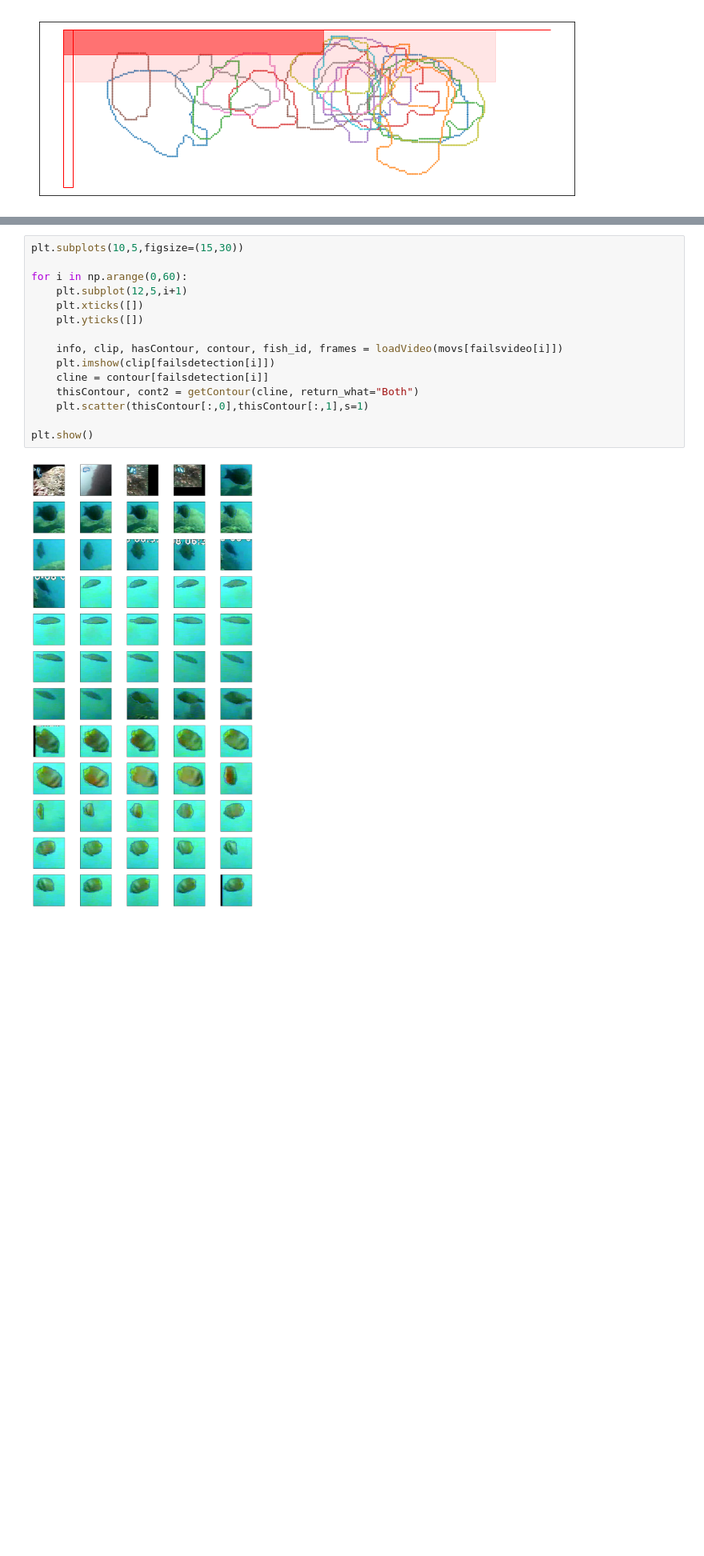
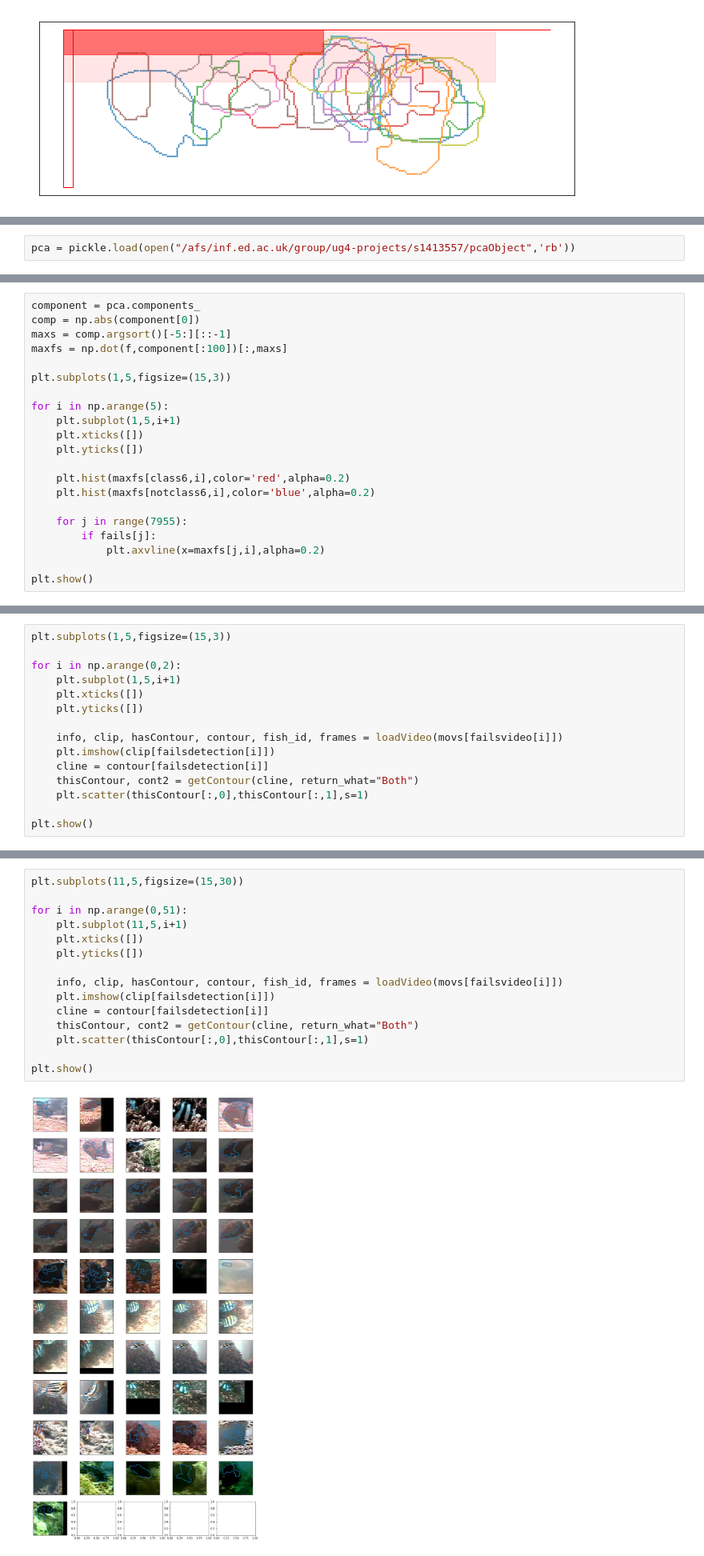
Before and after one commit to JianmengYu/f4k, a Jupyter notebook: final cleaning.ipynb, the cells around one changed output, grey strips where cells are left out. Shown at 80% size. Drawn from its saved outputs; the diff is of its cells as text; blank space fills up the shorter version.

```diff
--- a/final cleaning.ipynb
+++ b/final cleaning.ipynb
@@ -756,0 +781,2 @@ plt.show()
+# %%
+pca = pickle.load(open("/afs/inf.ed.ac.uk/group/ug4-projects/s1413557/pcaObject",'rb'))
@@ -756,0 +806,21 @@ plt.show()
+# %%
+component = pca.components_
+comp = np.abs(component[0])
+maxs = comp.argsort()[-5:][::-1]
+maxfs = np.dot(f,component[:100])[:,maxs]
+
+plt.subplots(1,5,figsize=(15,3))
+
+for i in np.arange(5):
+    plt.subplot(1,5,i+1)
+    plt.xticks([])
+    plt.yticks([])
+
+    plt.hist(maxfs[class6,i],color='red',alpha=0.2)
+    plt.hist(maxfs[notclass6,i],color='blue',alpha=0.2)
+
+    for j in range(7955):
+        if fails[j]:
+            plt.axvline(x=maxfs[j,i],alpha=0.2)
+
+plt.show()
@@ -756,0 +829,15 @@ plt.show()
+# %%
+plt.subplots(1,5,figsize=(15,3))
+
+for i in np.arange(0,2):
+    plt.subplot(1,5,i+1)
+    plt.xticks([])
+    plt.yticks([])
+
+    info, clip, hasContour, contour, fish_id, frames = loadVideo(movs[failsvideo[i]])
+    plt.imshow(clip[failsdetection[i]])
+    cline = contour[failsdetection[i]]
+    thisContour, cont2 = getContour(cline, return_what="Both")
+    plt.scatter(thisContour[:,0],thisContour[:,1],s=1)
+
+plt.show()
@@ -757,20 +846,20 @@ plt.show()
 # %%
-plt.subplots(10,5,figsize=(15,30))
+plt.subplots(11,5,figsize=(15,30))
 
-for i in np.arange(0,60):
-    plt.subplot(12,5,i+1)
+for i in np.arange(0,51):
+    plt.subplot(11,5,i+1)
     plt.xticks([])
     plt.yticks([])
 
     info, clip, hasContour, contour, fish_id, frames = loadVideo(movs[failsvideo[i]])
     plt.imshow(clip[failsdetection[i]])
     cline = contour[failsdetection[i]]
     thisContour, cont2 = getContour(cline, return_what="Both")
     plt.scatter(thisContour[:,0],thisContour[:,1],s=1)
 
 plt.show()
 # %% [output]
-[figure, old version]
+[figure, new version]
 # %% [markdown]
 # RFC
 # %%
```
Also changed, not shown: parts of 37 cells of this notebook, 9 other files.
